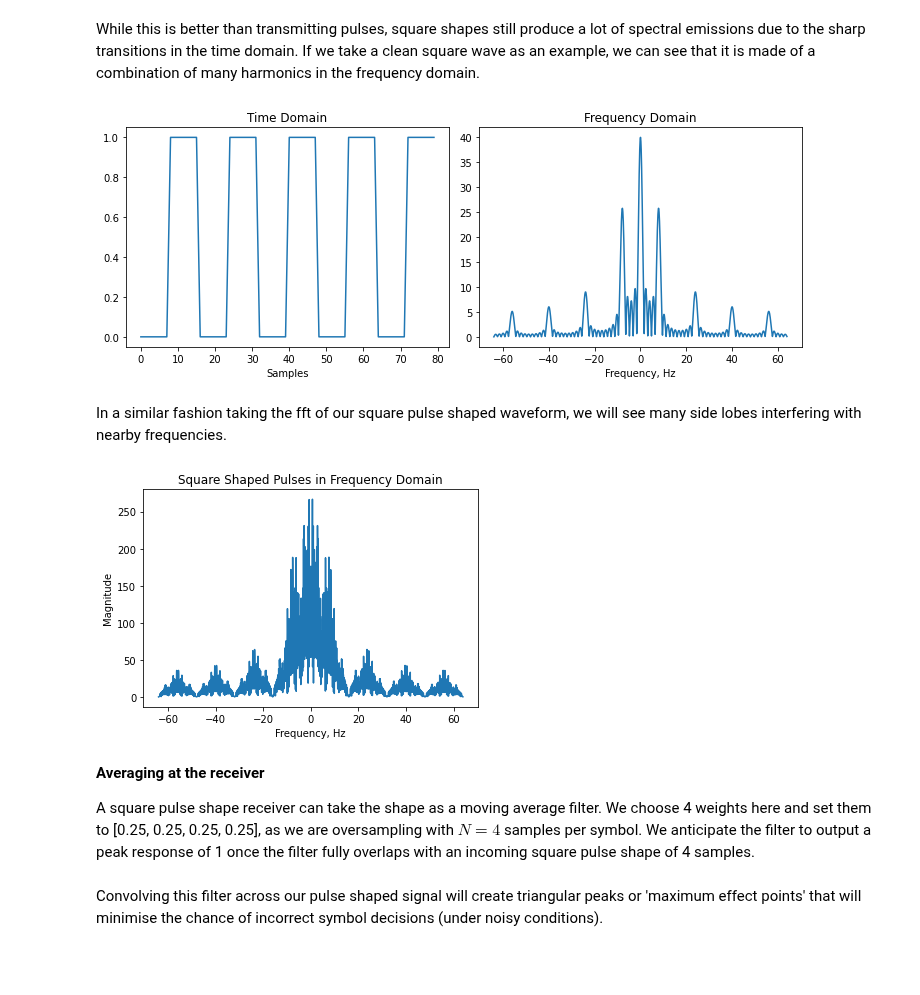
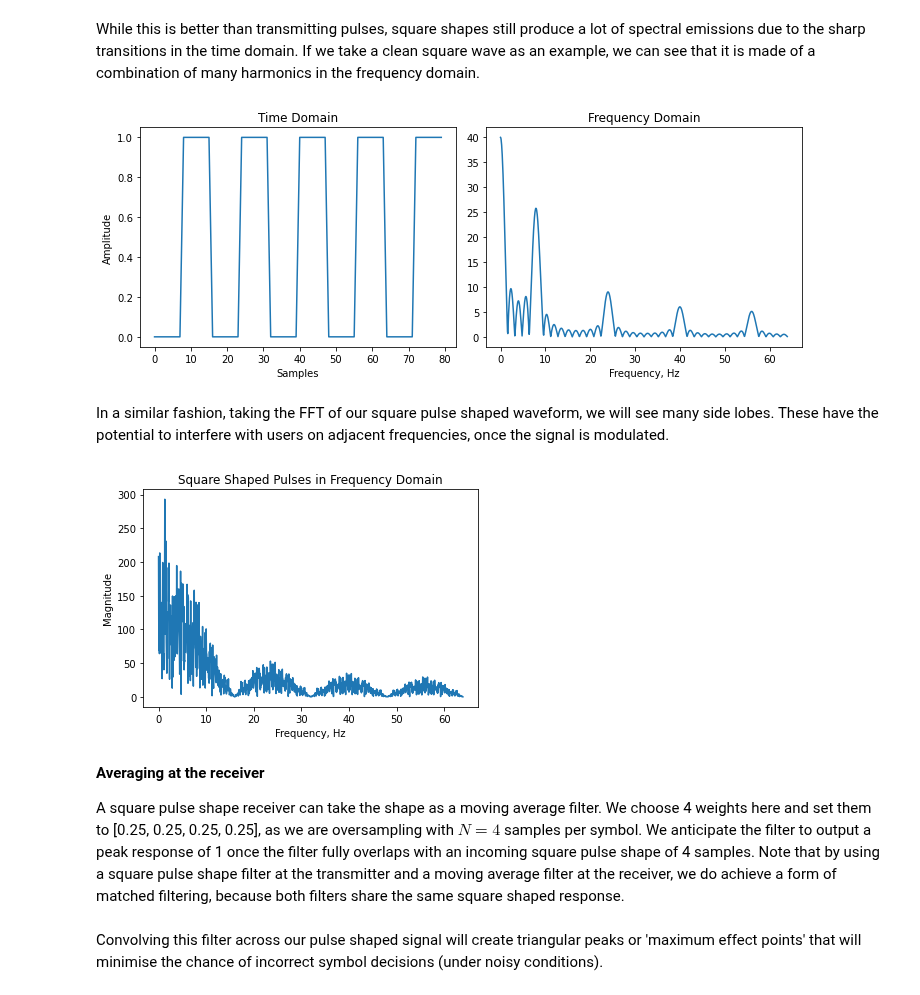
Before and after one commit to strath-sdr/dsp_notebooks, a Jupyter notebook: notebooks/baseband_modulation/02_pulse_shaping.ipynb, the cells around one changed output. Saved outputs shown, nothing was run; the diff lists cells and outputs as text; code cells hidden in the pictures; blank space fills up the shorter version.

```diff
--- a/notebooks/baseband_modulation/02_pulse_shaping.ipynb
+++ b/notebooks/baseband_modulation/02_pulse_shaping.ipynb
@@ -84,0 +82,12 @@ plt.show()
+# %%
+# Number of symbol repeats
+N = 8
+
+# Apply square shape to the BPSK symbols
+symbols_square_shaped = np.repeat(symbols,N)
+
+# Plot some of the pulse shaped symbols
+plt.stem(symbols_square_shaped.real[:64], use_line_collection=True)
+plt.xlabel('Samples')
+plt.ylabel('Amplitude')
+plt.show()
@@ -89,36 +100,37 @@ While this is better than transmitting pulses, square shapes still produce a lot
 square_wave = np.repeat(np.array([0, 1, 0, 1, 0, 1, 0, 1, 0, 1]),8)
 
 # Take the fft of the square wave and calculate corresponding x-axis frequencies
-y_fft = np.fft.fftshift(np.fft.fft(square_wave,fft_size))
-freqs = np.fft.fftshift(np.fft.fftfreq(fft_size,1/fs))
+y_fft = np.fft.fftshift(np.fft.fft(square_wave,fft_size))[int(fft_size/2):]
+freqs = np.fft.fftshift(np.fft.fftfreq(fft_size,1/fs))[int(fft_size/2):]
 
 fig, ax = plt.subplots(1,2, figsize=(10,4))
 ax[0].plot(square_wave)
 ax[0].set_xlabel('Samples')
+ax[0].set_ylabel('Amplitude')
 ax[0].set_title('Time Domain')
 ax[1].plot(freqs, np.abs(y_fft))
 ax[1].set_xlabel('Frequency, Hz')
 ax[1].set_title('Frequency Domain')
 fig.tight_layout()
 # %% [output]
-[figure, old version]
+[figure, new version]
 # %% [markdown]
-In a similar fashion taking the fft of our square pulse shaped waveform, we will see many side lobes interfering with nearby frequencies.
+In a similar fashion, taking the FFT of our square pulse shaped waveform, we will see many side lobes. These have the potential to interfere with users on adjacent frequencies, once the signal is modulated.
 # %%
-y_fft = np.fft.fftshift(np.fft.fft(symbols_square_shaped,fft_size))
-freqs = np.fft.fftshift(np.fft.fftfreq(fft_size,1/fs))
+y_fft = np.fft.fftshift(np.fft.fft(symbols_square_shaped,fft_size))[int(fft_size/2):]
+freqs = np.fft.fftshift(np.fft.fftfreq(fft_size,1/fs))[int(fft_size/2):]
 
 plt.plot(freqs, np.abs(y_fft))
 plt.xlabel('Frequency, Hz')
 plt.ylabel('Magnitude')
 plt.title('Square Shaped Pulses in Frequency Domain')
 plt.show()
 # %% [output]
-[figure, old version]
+[figure, new version]
 # %% [markdown]
 **Averaging at the receiver**
 
-A square pulse shape receiver can take the shape as a moving average filter. We choose 4 weights here and set them to [0.25, 0.25, 0.25, 0.25], as we are oversampling with $N=4$ samples per symbol. We anticipate the filter to output a peak response of 1 once the filter fully overlaps with an incoming square pulse shape of 4 samples.
+A square pulse shape receiver can take the shape as a moving average filter. We choose 4 weights here and set them to [0.25, 0.25, 0.25, 0.25], as we are oversampling with $N=4$ samples per symbol. We anticipate the filter to output a peak response of 1 once the filter fully overlaps with an incoming square pulse shape of 4 samples. Note that by using a square pulse shape filter at the transmitter and a moving average filter at the receiver, we do achieve a form of matched filtering, because both filters share the same square shaped response.
 # %%
 weights = [0.25, 0.25, 0.25, 0.25]
 filtered_symbols = np.convolve(np.repeat(symbols,4).real, weights)
```
Also changed, not shown: parts of 24 cells of this notebook, 1 other file.
